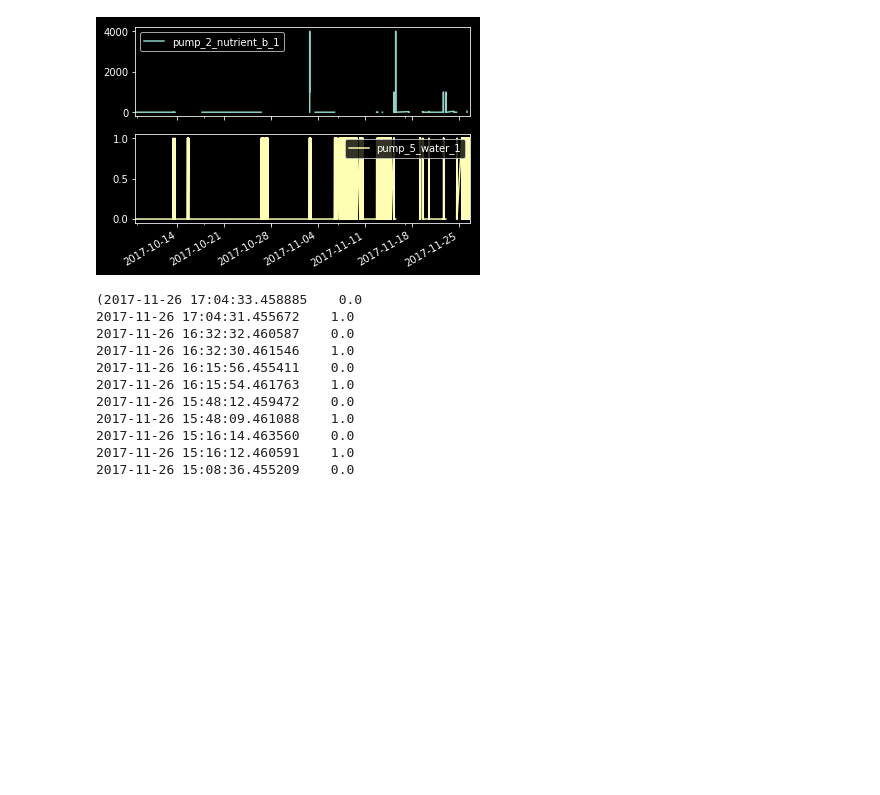
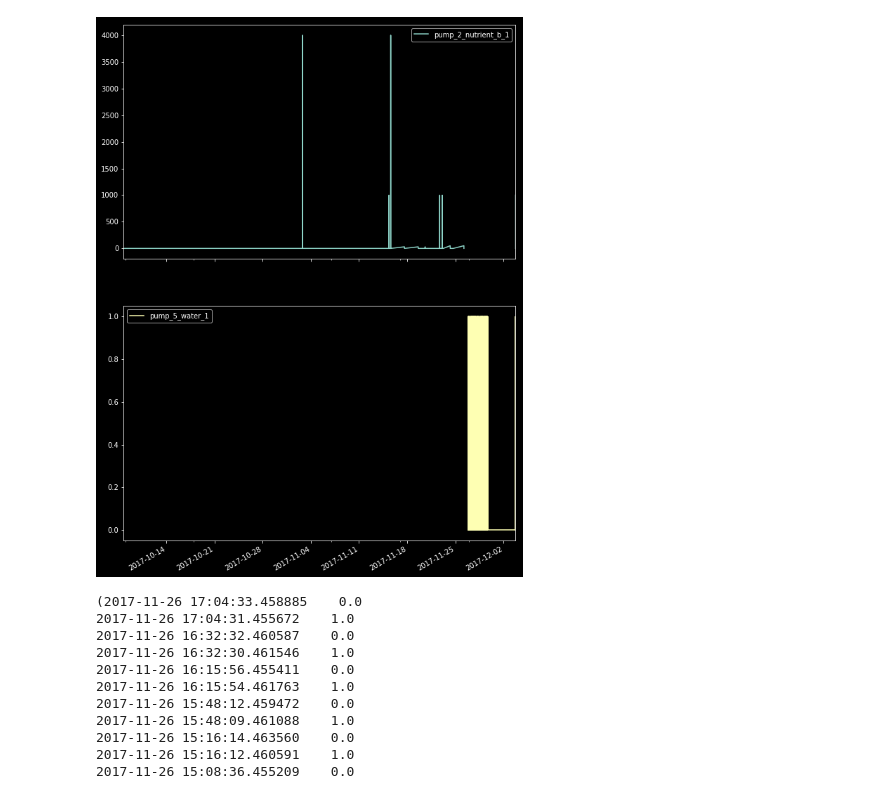
Before and after one commit to tatsuya-iizuka-1011/PFCworkspace, a Jupyter notebook: py2/jupyter/actuator_data_analysis.ipynb, the cells around one changed output. Saved outputs shown, nothing was run; the diff lists cells and outputs as text; code cells hidden in the pictures; blank space fills up the shorter version.

```diff
--- a/py2/jupyter/actuator_data_analysis.ipynb
+++ b/py2/jupyter/actuator_data_analysis.ipynb
@@ -2,8 +2,10 @@
 import couchdb
 import datetime
 import matplotlib.pyplot as plt
+plt.style.use('dark_background')
 from pandas import Series, DataFrame
 import pandas as pd
+import numpy as np
 
 class DatabaseManipulator(object):
     def __init__(self, server, port, db_name):
@@ -125,13 +139,13 @@ Length: 100, dtype: object
 # %%
-pump_water_ts = actuator_db_instance.getActuatorDataList('pump_5_water_1', limit=5000)
-pump_nutrient_b_ts = actuator_db_instance.getActuatorDataList('pump_2_nutrient_b_1', limit=5000)
+pump_water_ts = actuator_db_instance.getActuatorDataList('pump_5_water_1', limit=500)
+pump_nutrient_b_ts = actuator_db_instance.getActuatorDataList('pump_2_nutrient_b_1', limit=500)
 
 tmp_dict= {'pump_5_water_1' : pump_water_ts, 'pump_2_nutrient_b_1' : pump_nutrient_b_ts}
 actuators = DataFrame(tmp_dict)
 actuators.plot(subplots=True, figsize=(10,15))
 plt.show()
 # %% [output]
-[figure, old version]
+[figure, new version]
 # %%
 print(pump_water_ts,pump_nutrient_b_ts)
 # %% [output]
```
Also changed, not shown: parts of 6 cells of this notebook, 8 other files.
